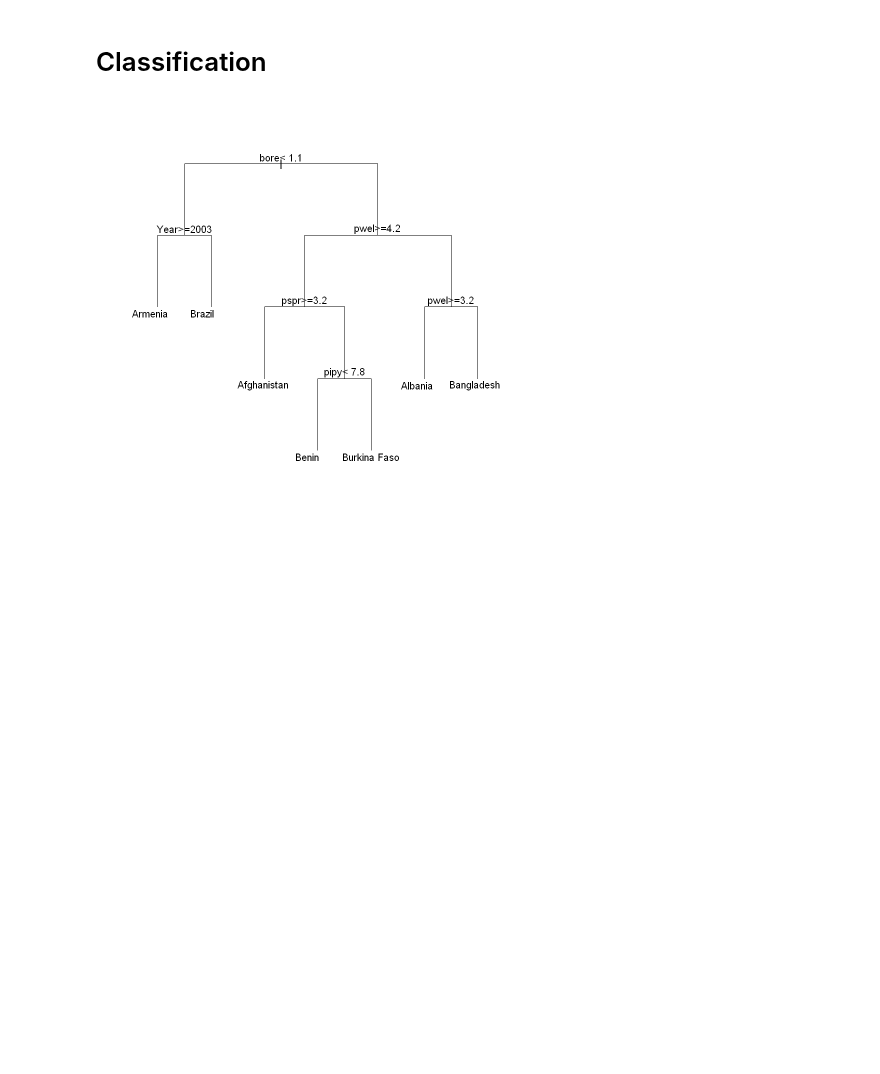
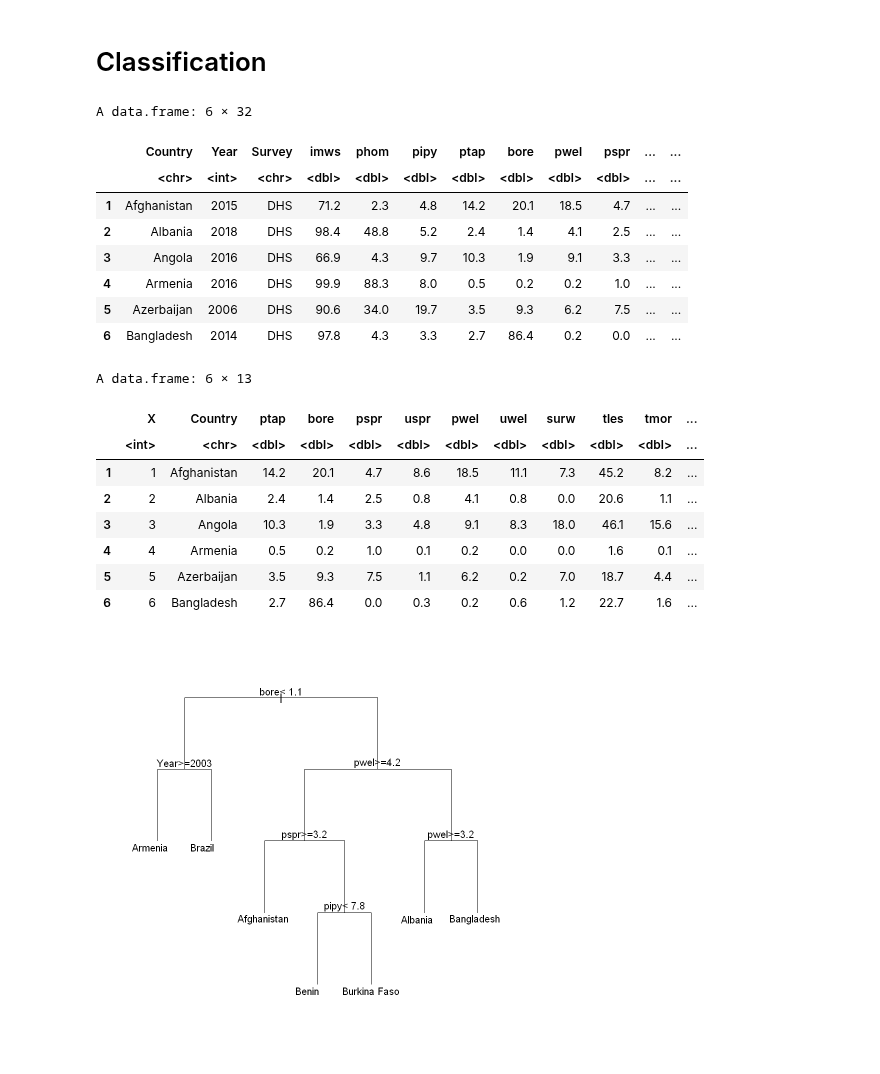
Before and after one commit to narslab/water-accessibility, a Jupyter notebook: bin/jupyter/Classification.ipynb, the cells around one changed output. Saved outputs shown, nothing was run; the diff lists cells and outputs as text; code cells hidden in the pictures; blank space fills up the shorter version.

```diff
--- a/bin/jupyter/Classification.ipynb
+++ b/bin/jupyter/Classification.ipynb
@@ -25,7 +32,28 @@ Registered S3 method overwritten by 'tree':
 # %%
 df.wa = read.csv(file = "../../results/df-water-access.csv")
 df.explore = read.csv(file = "../../results/df-water-explore.csv")
 df = read.csv(file = "../../results/dfsimple.csv")
+head(df)
+head(df.wa)
+# %% [output]
+A data.frame: 6 × 32
+|  | Country | Year | Survey | imws | phom | pipy | ptap | bore | pwel | pspr | ... | ... |
+|  | <chr> | <int> | <chr> | <dbl> | <dbl> | <dbl> | <dbl> | <dbl> | <dbl> | <dbl> | ... | ... |
+| 1 | Afghanistan | 2015 | DHS | 71.2 | 2.3 | 4.8 | 14.2 | 20.1 | 18.5 | 4.7 | ... | ... |
+| 2 | Albania | 2018 | DHS | 98.4 | 48.8 | 5.2 | 2.4 | 1.4 | 4.1 | 2.5 | ... | ... |
+| 3 | Angola | 2016 | DHS | 66.9 | 4.3 | 9.7 | 10.3 | 1.9 | 9.1 | 3.3 | ... | ... |
+| 4 | Armenia | 2016 | DHS | 99.9 | 88.3 | 8.0 | 0.5 | 0.2 | 0.2 | 1.0 | ... | ... |
+| 5 | Azerbaijan | 2006 | DHS | 90.6 | 34.0 | 19.7 | 3.5 | 9.3 | 6.2 | 7.5 | ... | ... |
+| 6 | Bangladesh | 2014 | DHS | 97.8 | 4.3 | 3.3 | 2.7 | 86.4 | 0.2 | 0.0 | ... | ... |
+A data.frame: 6 × 13
+|  | X | Country | ptap | bore | pspr | uspr | pwel | uwel | surw | tles | tmor | ... |
+|  | <int> | <chr> | <dbl> | <dbl> | <dbl> | <dbl> | <dbl> | <dbl> | <dbl> | <dbl> | <dbl> | ... |
+| 1 | 1 | Afghanistan | 14.2 | 20.1 | 4.7 | 8.6 | 18.5 | 11.1 | 7.3 | 45.2 | 8.2 | ... |
+| 2 | 2 | Albania | 2.4 | 1.4 | 2.5 | 0.8 | 4.1 | 0.8 | 0.0 | 20.6 | 1.1 | ... |
+| 3 | 3 | Angola | 10.3 | 1.9 | 3.3 | 4.8 | 9.1 | 8.3 | 18.0 | 46.1 | 15.6 | ... |
+| 4 | 4 | Armenia | 0.5 | 0.2 | 1.0 | 0.1 | 0.2 | 0.0 | 0.0 | 1.6 | 0.1 | ... |
+| 5 | 5 | Azerbaijan | 3.5 | 9.3 | 7.5 | 1.1 | 6.2 | 0.2 | 7.0 | 18.7 | 4.4 | ... |
+| 6 | 6 | Bangladesh | 2.7 | 86.4 | 0.0 | 0.3 | 0.2 | 0.6 | 1.2 | 22.7 | 1.6 | ... |
 # %%
 model <- rpart(Country ~., data = df)
 par(xpd = NA) # otherwise on some devices the text is clipped
```
Also changed, not shown: parts of 9 cells of this notebook.
